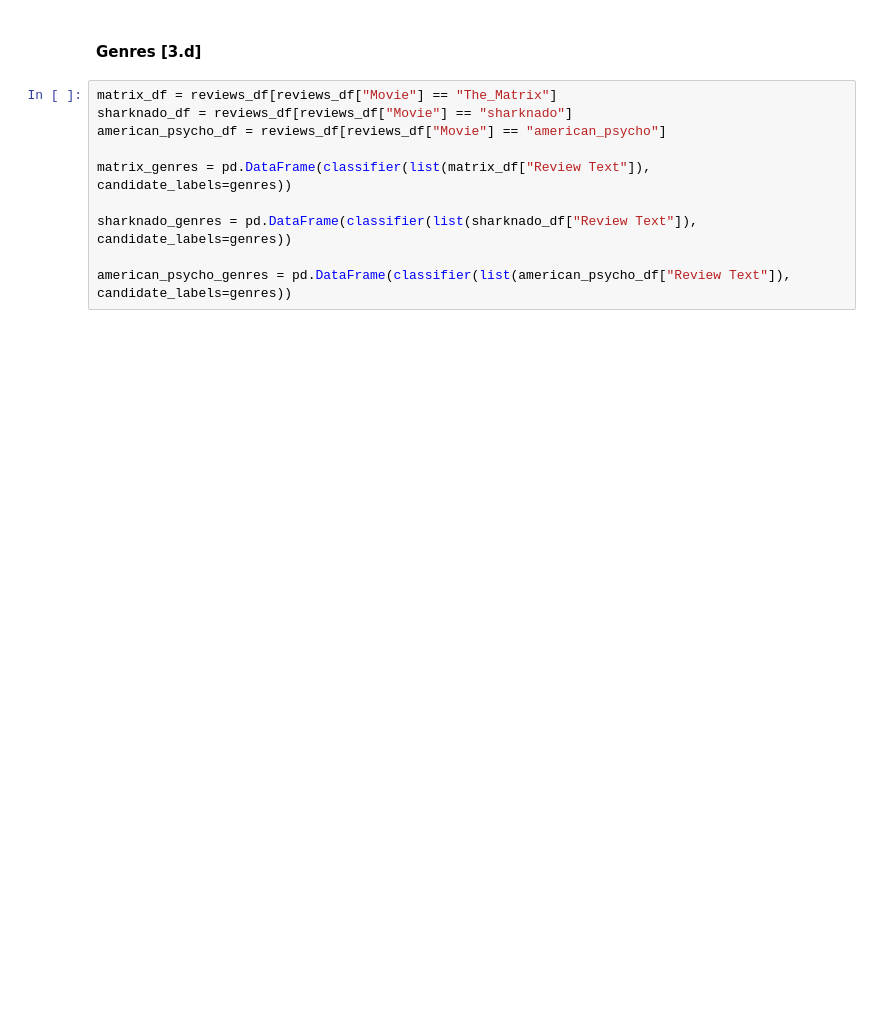
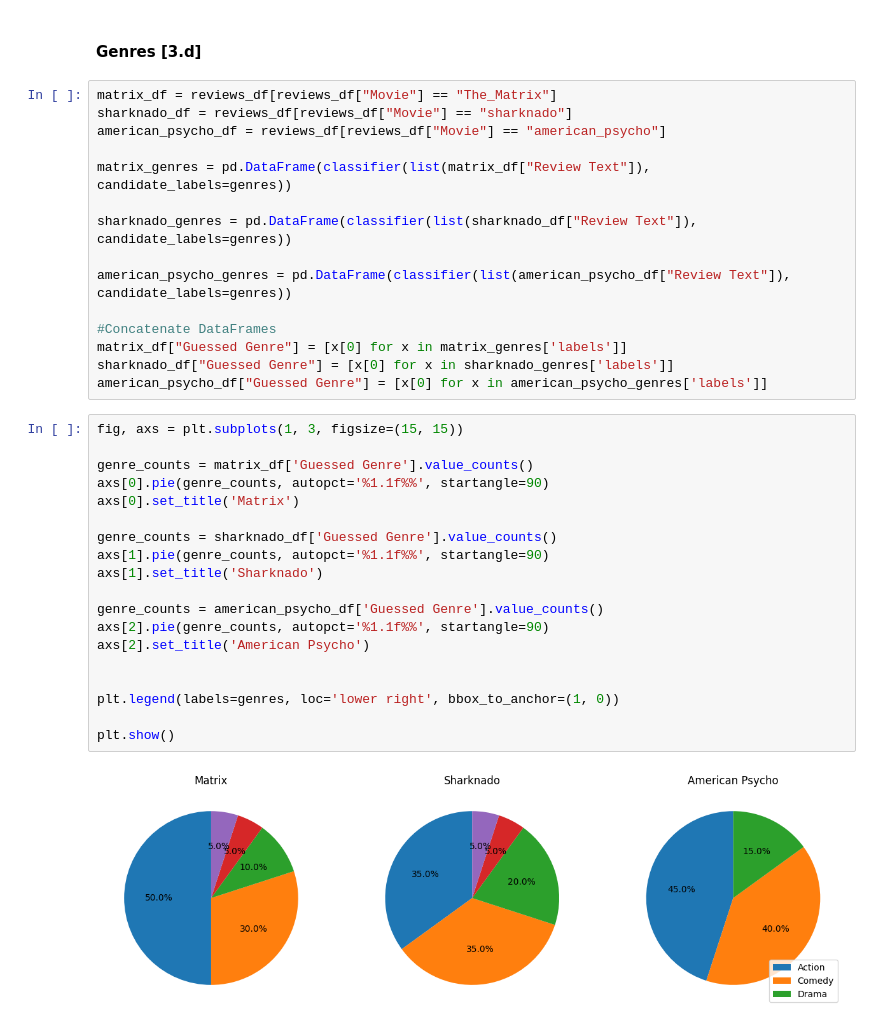
Before and after one commit to aeternum-dev/nlp-zsz, a Jupyter notebook: NLP_project_prototype.ipynb, the cells around one changed output. Drawn from its saved outputs; the diff is of its cells as text; blank space fills up the shorter version.

```diff
--- a/NLP_project_prototype.ipynb
+++ b/NLP_project_prototype.ipynb
@@ -331,3 +342,29 @@ matrix_genres = pd.DataFrame(classifier(list(matrix_df["Review Text"]), candidat
 sharknado_genres = pd.DataFrame(classifier(list(sharknado_df["Review Text"]), candidate_labels=genres))
 
 american_psycho_genres = pd.DataFrame(classifier(list(american_psycho_df["Review Text"]), candidate_labels=genres))
+
+#Concatenate DataFrames
+matrix_df["Guessed Genre"] = [x[0] for x in matrix_genres['labels']]
+sharknado_df["Guessed Genre"] = [x[0] for x in sharknado_genres['labels']]
+american_psycho_df["Guessed Genre"] = [x[0] for x in american_psycho_genres['labels']]
+# %%
+fig, axs = plt.subplots(1, 3, figsize=(15, 15))
+
+genre_counts = matrix_df['Guessed Genre'].value_counts()
+axs[0].pie(genre_counts, autopct='%1.1f%%', startangle=90)
+axs[0].set_title('Matrix')
+
+genre_counts = sharknado_df['Guessed Genre'].value_counts()
+axs[1].pie(genre_counts, autopct='%1.1f%%', startangle=90)
+axs[1].set_title('Sharknado')
+
+genre_counts = american_psycho_df['Guessed Genre'].value_counts()
+axs[2].pie(genre_counts, autopct='%1.1f%%', startangle=90)
+axs[2].set_title('American Psycho')
+
+
+plt.legend(labels=genres, loc='lower right', bbox_to_anchor=(1, 0))
+
+plt.show()
+# %% [output]
+[figure, added]
```
Also changed, not shown: parts of 11 cells of this notebook.
